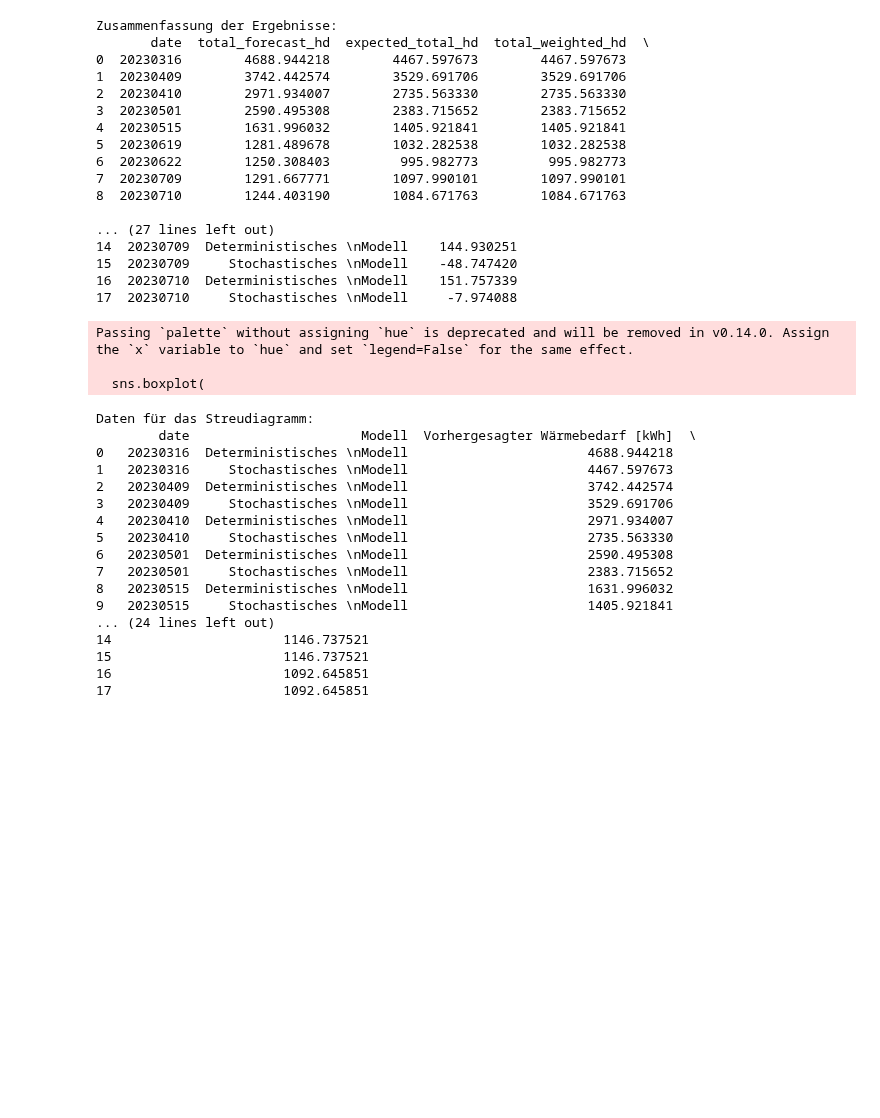
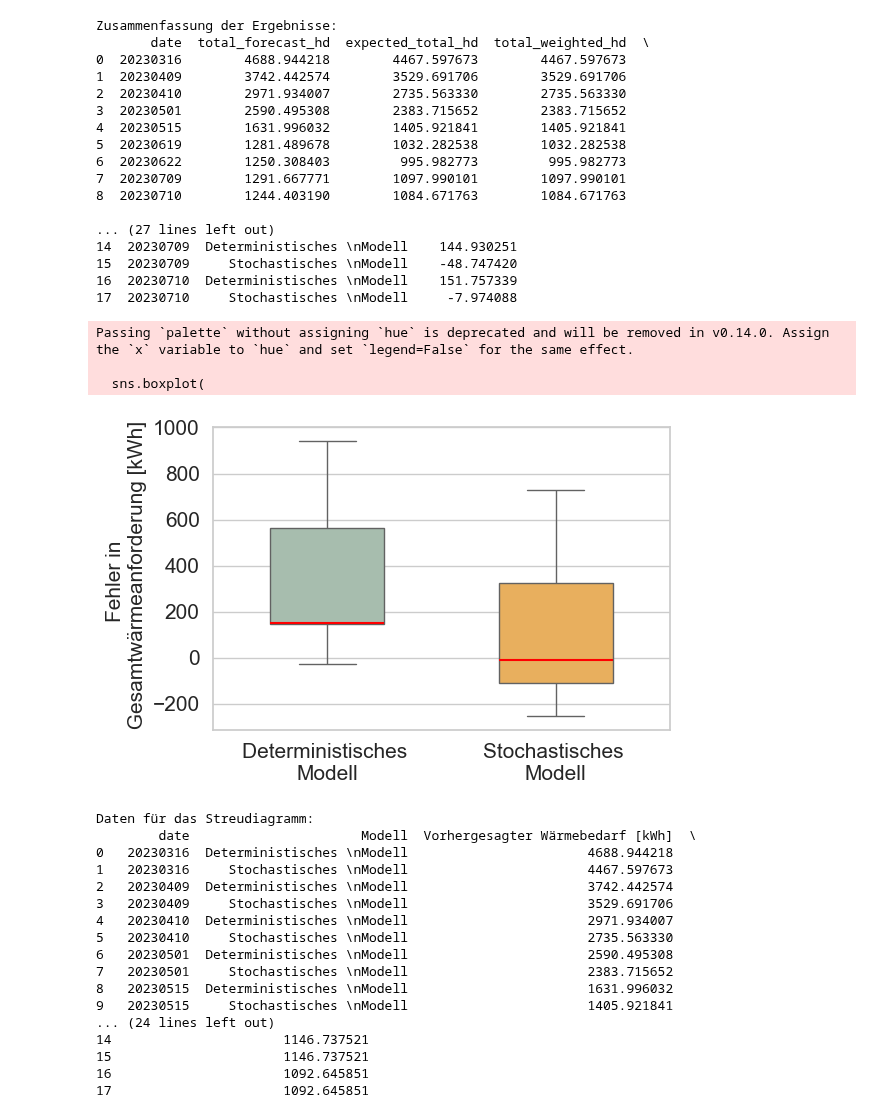
Before and after one commit to 0815Paul/SPMA, a Jupyter notebook: postprocessing/compute_energy_metrics.ipynb, the cells around one changed output. Drawn from its saved outputs; the diff is of its cells as text; code cells hidden in the pictures; blank space fills up the shorter version.

```diff
--- a/postprocessing/compute_energy_metrics.ipynb
+++ b/postprocessing/compute_energy_metrics.ipynb
@@ -357,46 +359,48 @@ sns.boxplot(
 
 # Anpassung des Plots
 #plt.title('Verteilung der täglichen Fehler der Modelle', fontsize=12)
-plt.xlabel('', fontsize=10)
-plt.ylabel('Fehler in Gesamtwärmeanforderung [kWh]', fontsize=12)
-plt.xticks(fontsize=10)
-plt.yticks(fontsize=10)
+plt.xlabel('', fontsize=15)
+plt.ylabel('Fehler in \n Gesamtwärmeanforderung [kWh]', fontsize=15)
+plt.xticks(fontsize=15)
+plt.yticks(fontsize=15)
 #plt.axhline(0, color='black', linestyle='--', linewidth=0.8)  # Dünnere Linie bei y=0
 
 # Überflüssige Ränder entfernen
 plt.tight_layout()
 plot_name = f"fehler_boxplot_gesamtwaermebedarf.png"
 
 # Externer Pfad
 extern = os.path.join(externer_pfad, plot_name)
-plt.savefig(extern, dpi=300, bbox_inches='tight')
+#plt.savefig(extern, dpi=300, bbox_inches='tight')
 
 # Interner Pfad
 # Plot speichern
 plot_filename = f'{OUTPUT_PATH}/fehler_boxplot_gesamtwaermebedarf.png'
-plt.savefig(plot_filename, dpi=300)  # Höhere DPI für bessere Auflösung
-plt.close()
+#plt.savefig(plot_filename, dpi=300)  # Höhere DPI für bessere Auflösung
+#plt.close()
+plt.show()
 # %% [output]
 Zusammenfassung der Ergebnisse:
        date  total_forecast_hd  expected_total_hd  total_weighted_hd  \
 0  20230316        4688.944218        4467.597673        4467.597673
 1  20230409        3742.442574        3529.691706        3529.691706
 2  20230410        2971.934007        2735.563330        2735.563330
 3  20230501        2590.495308        2383.715652        2383.715652
 4  20230515        1631.996032        1405.921841        1405.921841
 5  20230619        1281.489678        1032.282538        1032.282538
 6  20230622        1250.308403         995.982773         995.982773
 7  20230709        1291.667771        1097.990101        1097.990101
 8  20230710        1244.403190        1084.671763        1084.671763
 
 ... (27 lines left out)
 14  20230709  Deterministisches \nModell    144.930251
 15  20230709     Stochastisches \nModell    -48.747420
 16  20230710  Deterministisches \nModell    151.757339
 17  20230710     Stochastisches \nModell     -7.974088
 Passing `palette` without assigning `hue` is deprecated and will be removed in v0.14.0. Assign the `x` variable to `hue` and set `legend=False` for the same effect.
 
   sns.boxplot(
+[figure, added]
 # %%
 # Vorbereitung der Daten für das Streudiagramm
 scatter_data = {
```
Also changed, not shown: parts of 1 cell of this notebook, 11 other files.
